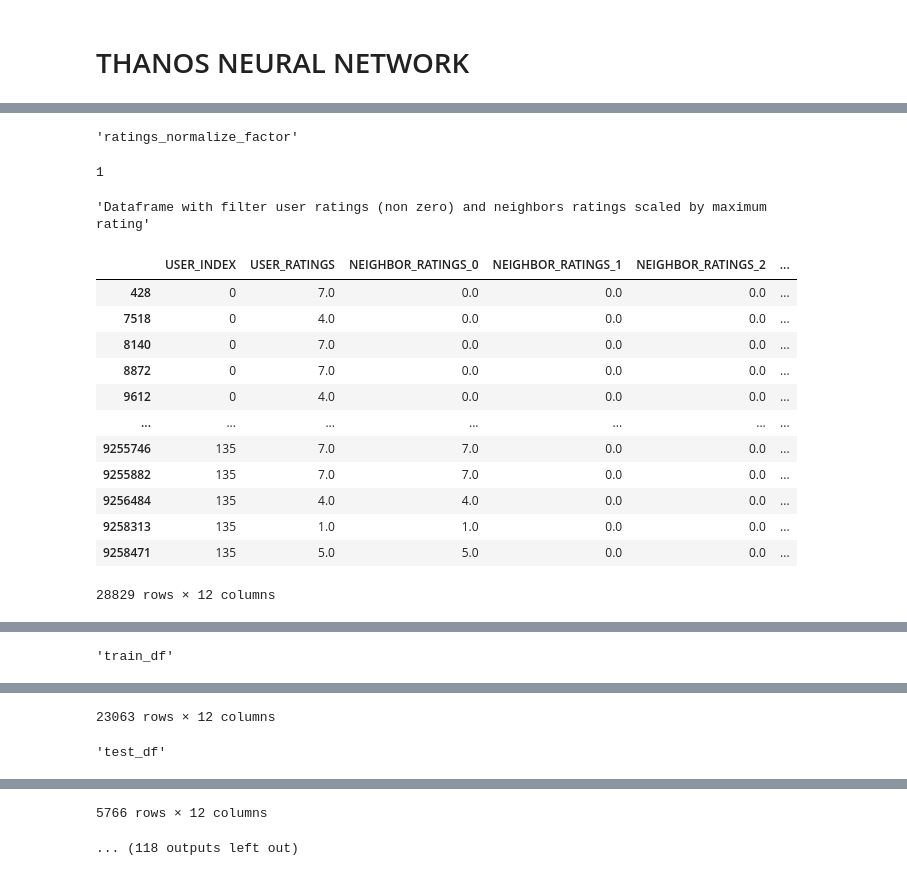
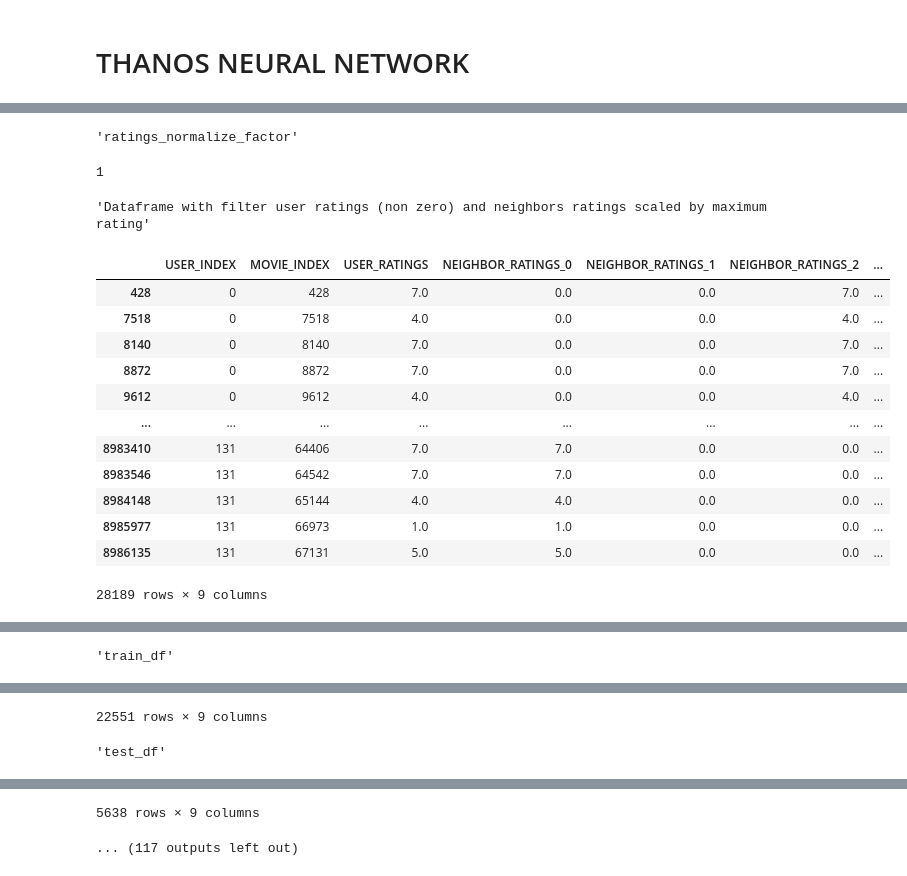
Before and after one commit to ThanosApostolou/aics-pattern-recognition, a Jupyter notebook: Αντίγραφο_IMDB.ipynb, the cells around one changed output, grey strips where cells are left out. Drawn from its saved outputs; the diff is of its cells as text; code cells hidden in the pictures.

```diff
--- a/Αντίγραφο_IMDB.ipynb
+++ b/Αντίγραφο_IMDB.ipynb
@@ -60,7 +60,7 @@ os.makedirs(RESULTS_PATH, exist_ok=True)
 
 
 L_CLUSTERS_NUM = 5
-K_NEIGHBORS_NUM = 10
+K_NEIGHBORS_NUM = 6
 
 if 'google.colab' in str(get_ipython()):
   print('Running on CoLab')
@@ -1158,8 +1155,15 @@ exists
 # Define functions to create and train a linear regression model
 
 def create_nn_filtered_normalized_df(nn_origin_df: pd.DataFrame, NEIGHBOURS_COLUMNS: list[str], ratings_normalize_factor: float):
-    # create filtered dataframe
+    # filter the rows that have USER_RATINGS == 0
     nn_filtered_df = nn_origin_df.copy()[nn_origin_df['USER_RATINGS'] != 0]
+
+    # filter the rows that have all NEIGHBOR_RATINGS == 0
+    filter_neighbors_query: str = f'{NEIGHBOURS_COLUMNS[0]} != 0'
+    for neihbor_column in NEIGHBOURS_COLUMNS[1:]:
+        filter_neighbors_query += f' | {neihbor_column} != 0'
+
+    nn_filtered_df = nn_filtered_df.query(filter_neighbors_query)
 
     # create filtered normalized df
     nn_filtered_normalized_df = nn_filtered_df.copy()
@@ -1188,19 +1192,19 @@ def create_model(my_learning_rate: float, input_shape: tuple):
     # Implement L2 regularization in the first hidden layer.
     model.add(tf.keras.layers.Dense(units=12,
                                     activation='relu',
-                                    kernel_regularizer=tf.keras.regularizers.l2(0.04),
+                                    kernel_regularizer=tf.keras.regularizers.l2(0.01),
                                     name='Hidden1'))
 
     # Implement L2 regularization in the second hidden layer.
-    model.add(tf.keras.layers.Dense(units=20,
+    model.add(tf.keras.layers.Dense(units=24,
                                     activation='relu',
-                                    kernel_regularizer=tf.keras.regularizers.l2(0.04),
+                                    kernel_regularizer=tf.keras.regularizers.l2(0.01),
                                     name='Hidden2'))
 
     # Implement L2 regularization in the third hidden layer.
-    model.add(tf.keras.layers.Dense(units=28,
+    model.add(tf.keras.layers.Dense(units=48,
                                     activation='relu',
-                                    kernel_regularizer=tf.keras.regularizers.l2(0.04),
+                                    kernel_regularizer=tf.keras.regularizers.l2(0.01),
                                     name='Hidden3'))
 
     # Define the output layer.
@@ -1255,7 +1259,7 @@ def plot_the_loss_curve(epochs, mse_or_mae, is_mse: bool, filename: str):
 
     plt.plot(epochs, mse_or_mae, label="Loss")
     plt.legend()
-    plt.ylim([mse_or_mae.min()*0.95, mse_or_mae.max() * 0.7])
+    plt.ylim([mse_or_mae.min()*0.95, mse_or_mae.max() * 0.6])
     plt.savefig(os.path.join(RESULTS_PATH, filename))
     plt.show()
 
@@ -1291,7 +1295,7 @@ def create_train_evaluate_neural_network(ratings_normalize_factor, nn_origin_df:
 
     # The following variables are the hyperparameters.
     learning_rate = 0.001
-    epochs = 96
+    epochs = 64
     batch_size = 128
 
     # define the feature columns
@@ -1326,10 +1330,18 @@ def create_train_evaluate_neural_network(ratings_normalize_factor, nn_origin_df:
     real_ratings = nn_origin_df['USER_RATINGS'].to_numpy()
 
 
-    cluster_ratings_csv = os.path.join(RESULTS_PATH, F"cluster{cluster_index}_ratings.csv")
-    cluster_predictions_csv = os.path.join(RESULTS_PATH, F"cluster{cluster_index}_predictions.csv")
-    np.savetxt(cluster_ratings_csv, real_ratings, fmt='%s')
-    np.savetxt(cluster_predictions_csv, predictions, fmt='%s')
+    # Save csv results
+    # nn_filtered_normalized_df_csv = os.path.join(RESULTS_PATH, F"cluster{cluster_index}_nn_filtered_normalized.csv")
+    # nn_filtered_normalized_df.to_csv(nn_filtered_normalized_df_csv, encoding='utf-8')
+
+    real_ratings_predictions_df = nn_origin_df.copy()
+    real_ratings_predictions_df['USER_RATINGS'] = real_ratings
+    real_ratings_predictions_df.insert(2, 'PREDICTIONS', predictions)
+    real_ratings_predictions_df = real_ratings_predictions_df.sort_values(by=['USER_INDEX', 'PREDICTIONS'], ascending=[True, False])
+    # real_ratings_predictions_df['PREDICTIONS'] = predictions
+    real_ratings_predictions_df_csv = os.path.join(RESULTS_PATH, F"cluster{cluster_index}_real_ratings_predictions.csv")
+    real_ratings_predictions_df.to_csv(real_ratings_predictions_df_csv)
+
     display('real_ratings', real_ratings)
     real_mse, real_mae = calculate_real_mse_mae(real_ratings, predictions_normalized)
     display(f'real_mean_squared_error={real_mse}, real_mean_absolute_error={real_mae}')
@@ -1344,43 +1356,46 @@ display('ratings_normalize_factor', ratings_normalize_factor)
 
 results: list[list[float]] = []
 results_df_index: list[str] = []
 
 for cluster_index in range(len(clusters_ratings)):
     cluster_ratings = clusters_ratings[cluster_index]
     nearest_neighbors = clusters_nearest_neighbors[cluster_index]
 
     pickle_file = os.path.join(DATAFOLDER_PATH, f"L_K_DEPEND_clusters_nn_original_dfs_{cluster_index}.pkl")
     nn_origin_df = pd.read_pickle(pickle_file)
     nn_filtered_df, nn_filtered_normalized_df = create_nn_filtered_normalized_df(nn_origin_df, NEIGHBOURS_COLUMNS, ratings_normalize_factor)
 
     train_mse, train_mae, test_mse, test_mae, real_mse, real_mae = create_train_evaluate_neural_network(
         ratings_normalize_factor, nn_origin_df, nn_filtered_normalized_df, NEIGHBOURS_COLUMNS, cluster_index)
     results.append([train_mse, train_mae, test_mse,
                    test_mae, real_mse, real_mae])
     results_df_index.append(f'CLUSTER_{cluster_index}')
     # Clear memory
     cluster_ratings = nearest_neighbors = pickle_file = nn_origin_df = nn_filtered_df = nn_filtered_normalized_df = None
 
 
 results_df_columns = ['TRAIN_MSE', 'TRAIN_MAE',
                       'TEST_MSE', 'TEST_MAE', 'REAL_MSE', 'REAL_MAE']
 results_df = pd.DataFrame(
     results, columns=results_df_columns, index=results_df_index)
 display('results_df', results_df)
+
+results_df_csv = os.path.join(RESULTS_PATH, F"results.csv")
+results_df.to_csv(results_df_csv, encoding='utf-8')
 # %% [output]
 'ratings_normalize_factor'
 1
 'Dataframe with filter user ratings (non zero) and neighbors ratings scaled by maximum rating'
-|  | USER_INDEX | USER_RATINGS | NEIGHBOR_RATINGS_0 | NEIGHBOR_RATINGS_1 | NEIGHBOR_RATINGS_2 | ... |
-| 428 | 0 | 7.0 | 0.0 | 0.0 | 0.0 | ... |
-| 7518 | 0 | 4.0 | 0.0 | 0.0 | 0.0 | ... |
-| 8140 | 0 | 7.0 | 0.0 | 0.0 | 0.0 | ... |
-| 8872 | 0 | 7.0 | 0.0 | 0.0 | 0.0 | ... |
-| 9612 | 0 | 4.0 | 0.0 | 0.0 | 0.0 | ... |
-| ... | ... | ... | ... | ... | ... | ... |
-| 9255746 | 135 | 7.0 | 7.0 | 0.0 | 0.0 | ... |
-| 9255882 | 135 | 7.0 | 7.0 | 0.0 | 0.0 | ... |
-| 9256484 | 135 | 4.0 | 4.0 | 0.0 | 0.0 | ... |
-| 9258313 | 135 | 1.0 | 1.0 | 0.0 | 0.0 | ... |
-| 9258471 | 135 | 5.0 | 5.0 | 0.0 | 0.0 | ... |
+|  | USER_INDEX | MOVIE_INDEX | USER_RATINGS | NEIGHBOR_RATINGS_0 | NEIGHBOR_RATINGS_1 | NEIGHBOR_RATINGS_2 | ... |
+| 428 | 0 | 428 | 7.0 | 0.0 | 0.0 | 7.0 | ... |
+| 7518 | 0 | 7518 | 4.0 | 0.0 | 0.0 | 4.0 | ... |
+| 8140 | 0 | 8140 | 7.0 | 0.0 | 0.0 | 7.0 | ... |
+| 8872 | 0 | 8872 | 7.0 | 0.0 | 0.0 | 7.0 | ... |
+| 9612 | 0 | 9612 | 4.0 | 0.0 | 0.0 | 4.0 | ... |
+| ... | ... | ... | ... | ... | ... | ... | ... |
+| 8983410 | 131 | 64406 | 7.0 | 7.0 | 0.0 | 0.0 | ... |
+| 8983546 | 131 | 64542 | 7.0 | 7.0 | 0.0 | 0.0 | ... |
+| 8984148 | 131 | 65144 | 4.0 | 4.0 | 0.0 | 0.0 | ... |
+| 8985977 | 131 | 66973 | 1.0 | 1.0 | 0.0 | 0.0 | ... |
+| 8986135 | 131 | 67131 | 5.0 | 5.0 | 0.0 | 0.0 | ... |
-28829 rows × 12 columns
+28189 rows × 9 columns
@@ -1409,2 +1424,2 @@ display('results_df', results_df)
-23063 rows × 12 columns
+22551 rows × 9 columns
 'test_df'
@@ -1423,2 +1438,2 @@ display('results_df', results_df)
-5766 rows × 12 columns
+5638 rows × 9 columns
-... (118 outputs left out)
+... (117 outputs left out)
```
Also changed, not shown: parts of 8 cells of this notebook.
